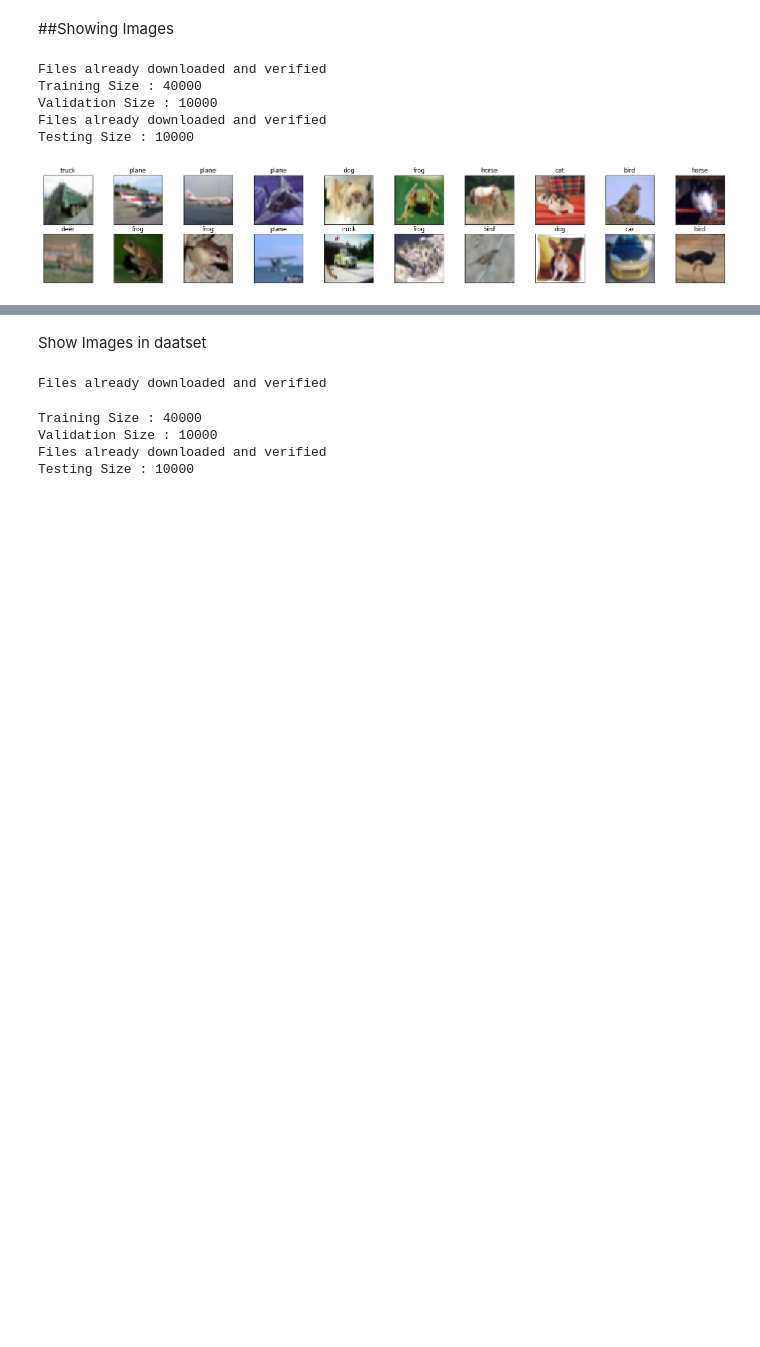
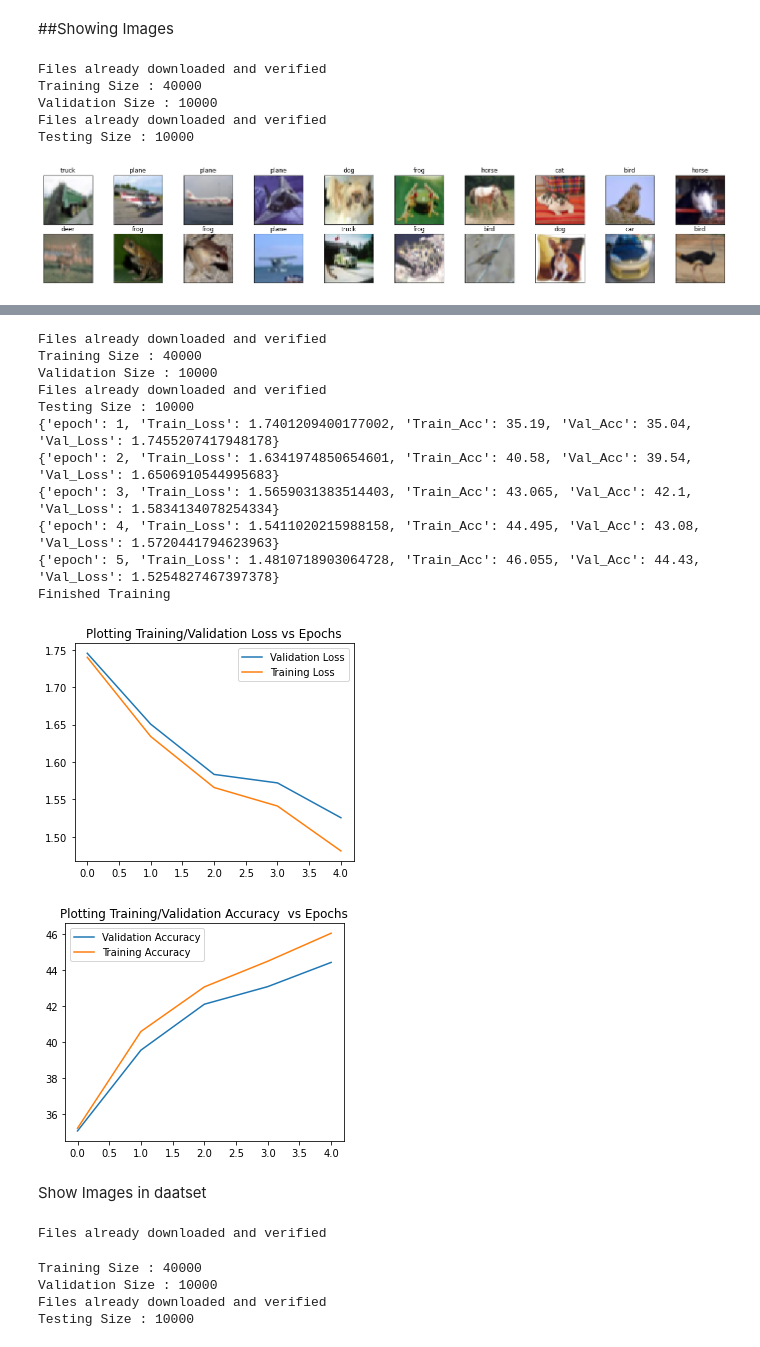
Before and after one commit to Anomaly1702/Ass2_Deep_Learning, a Jupyter notebook: Anubhav_Deep_learning.ipynb, the cells around one changed output, grey strips where cells are left out. Drawn from its saved outputs; the diff is of its cells as text; code cells hidden in the pictures; blank space fills up the shorter version.

```diff
--- a/Anubhav_Deep_learning.ipynb
+++ b/Anubhav_Deep_learning.ipynb
@@ -490,3 +645,23 @@ Finished Training
+# %%
+#Just adding Linear dropout
+model3 = Imagenet_model3()
+model3=model3.to(get_default_device())
+model3.train_model(5,0.01,"SGD")
+model3.show_graph()
+# %% [output]
+Files already downloaded and verified
+Training Size : 40000
+Validation Size : 10000
+Files already downloaded and verified
+Testing Size : 10000
+{'epoch': 1, 'Train_Loss': 1.7401209400177002, 'Train_Acc': 35.19, 'Val_Acc': 35.04, 'Val_Loss': 1.7455207417948178}
+{'epoch': 2, 'Train_Loss': 1.6341974850654601, 'Train_Acc': 40.58, 'Val_Acc': 39.54, 'Val_Loss': 1.6506910544995683}
+{'epoch': 3, 'Train_Loss': 1.5659031383514403, 'Train_Acc': 43.065, 'Val_Acc': 42.1, 'Val_Loss': 1.5834134078254334}
+{'epoch': 4, 'Train_Loss': 1.5411020215988158, 'Train_Acc': 44.495, 'Val_Acc': 43.08, 'Val_Loss': 1.5720441794623963}
+{'epoch': 5, 'Train_Loss': 1.4810718903064728, 'Train_Acc': 46.055, 'Val_Acc': 44.43, 'Val_Loss': 1.5254827467397378}
+Finished Training
+[figure, added]
+[figure, added]
 # %% [markdown]
 Show  Images in daatset
 # %%
```
Also changed, not shown: parts of 9 cells of this notebook.
